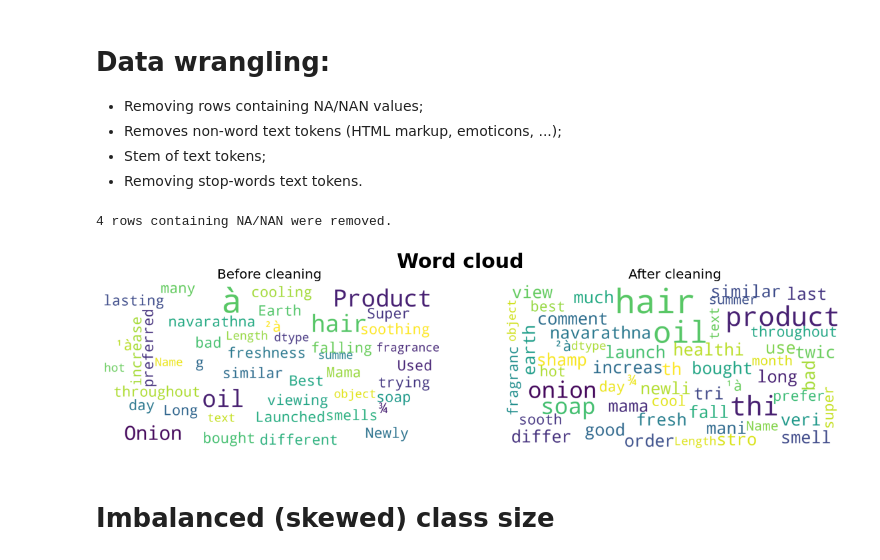
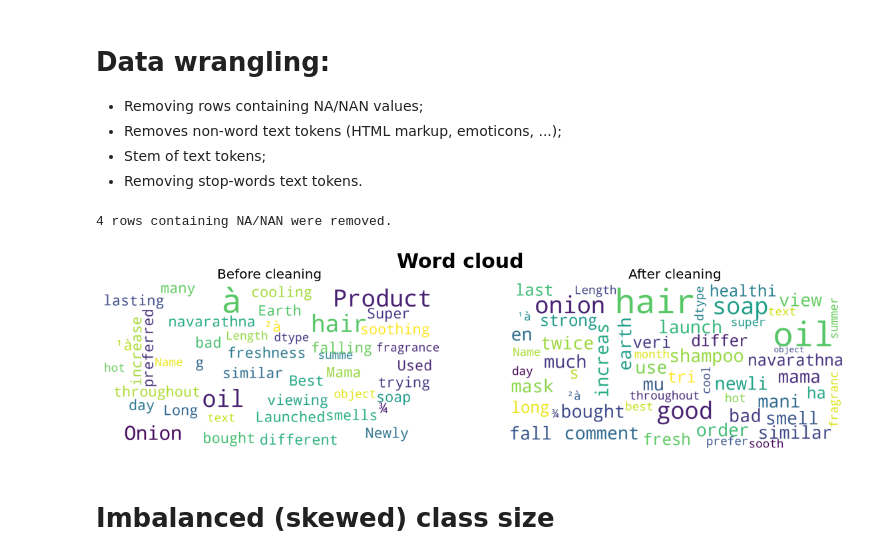
Before and after one commit to fardinafdideh/Text-analytics, a Jupyter notebook: sentiment-analysis-of-products-review-on-amazon.ipynb, the cells around one changed output. Drawn from its saved outputs; the diff is of its cells as text; code cells hidden in the pictures.

Commit message:
Kaggle Notebook | Sentiment Analysis of Products Review on Amazon | Version 2

```diff
--- a/sentiment-analysis-of-products-review-on-amazon.ipynb
+++ b/sentiment-analysis-of-products-review-on-amazon.ipynb
@@ -78,6 +78,8 @@ data.head(3)
 # %%
 reviewColName = 'text' # Better programming practice: The name of review column is stored in a variable, so that in other dataset with different column name it is only enough to change this variable
 ratingColName = 'rating' # Better programming practice:
+ratingOrigColName = ratingColName +'Orig'
+data[ratingOrigColName] = data[ratingColName] # Store the original ratings, then merge/group the ratings
 random_state = 0
 print('Rows nb: {}\nColumns nb: {}\nColumn names: {}'.format(data.shape[0], data.shape[1], (', ').join(list(data.columns)))) # Displays the size of the data
 # %% [output]
@@ -117,11 +119,22 @@ def word_stemmer(textIn):
     return textOut
 
 
-stopWords = stopwords.words('english')+['à', 'the', 'a', 'an', 'i', 'he', 'she', 'they', 'to', 'of', 'it', 'from']
+stopWords = stopwords.words('english')+['product', 'thi', 'à', 'the', 'a', 'an', 'i', 'he', 'she', 'they', 'to', 'of', 'it', 'from']
 def stopWords_remover(textIn):
     """Removes stop-words text tokens"""
     textOut = ' '.join([word for word in textIn if word not in stopWords])
     return textOut
+
+
+def mostCommonWords_finder(df, N, lenMin):
+    """Finds the most common N words of minimum length of lenMin"""
+    all_words = []
+    for line in list(df):
+        words = line.split()
+        for word in words:
+          if (len(word) > lenMin):
+            all_words.append(word.lower())
+    return Counter(all_words).most_common(N)
 
 
 def wrangler(dfIn, textColumn):
@@ -129,34 +142,40 @@ def wrangler(dfIn, textColumn):
     dfOut = na_remover(dfIn) # Removes rows containing NA/NAN values
     dfOut[textColumn] = dfOut[textColumn].apply(nonWord_remover) # Removes non-word text tokens
     dfOut[textColumn] = dfOut[textColumn].apply(word_stemmer) # Stem of text tokens
     dfOut[textColumn] = dfOut[textColumn].apply(stopWords_remover) # Removes stop-words text tokens
     return dfOut
 
 
 def wordcloud_plotter(ax, data, title = None):
     wordcloud = WordCloud(
         background_color = 'white',
         max_words = 200,
         max_font_size = 40,
         scale = 3,
         random_state = 42
     ).generate(str(data))
     ax.axis('off')
     if title:
         ax.set_title(title, fontsize = 20)
     ax.imshow(wordcloud)
 
 
+def classSize_plotter(df, df_col, title):
+    sns.countplot(x = df_col, hue=df_col, data = df, dodge=False)
+    plt.suptitle(title, fontweight='bold')
+    plt.savefig("../working/{}.png".format(title))
+
+
 dataCleaned = wrangler(data, reviewColName)
 
-# Visualisation
+# Word cloud
 fig, axs = plt.subplots(1, 2, figsize = (20, 5))
 fig.suptitle('Word cloud', fontsize= 30, fontweight='bold')
 wordcloud_plotter(axs[0], data[reviewColName], 'Before cleaning')
 wordcloud_plotter(axs[1], dataCleaned[reviewColName], 'After cleaning')
 plt.savefig("../working/wordCloud.png")
 # %% [output]
 4 rows containing NA/NAN were removed.
-[figure, old version]
+[figure, new version]
 # %% [markdown]
 # Imbalanced (skewed) class size
```
Also changed, not shown: parts of 39 cells of this notebook.
